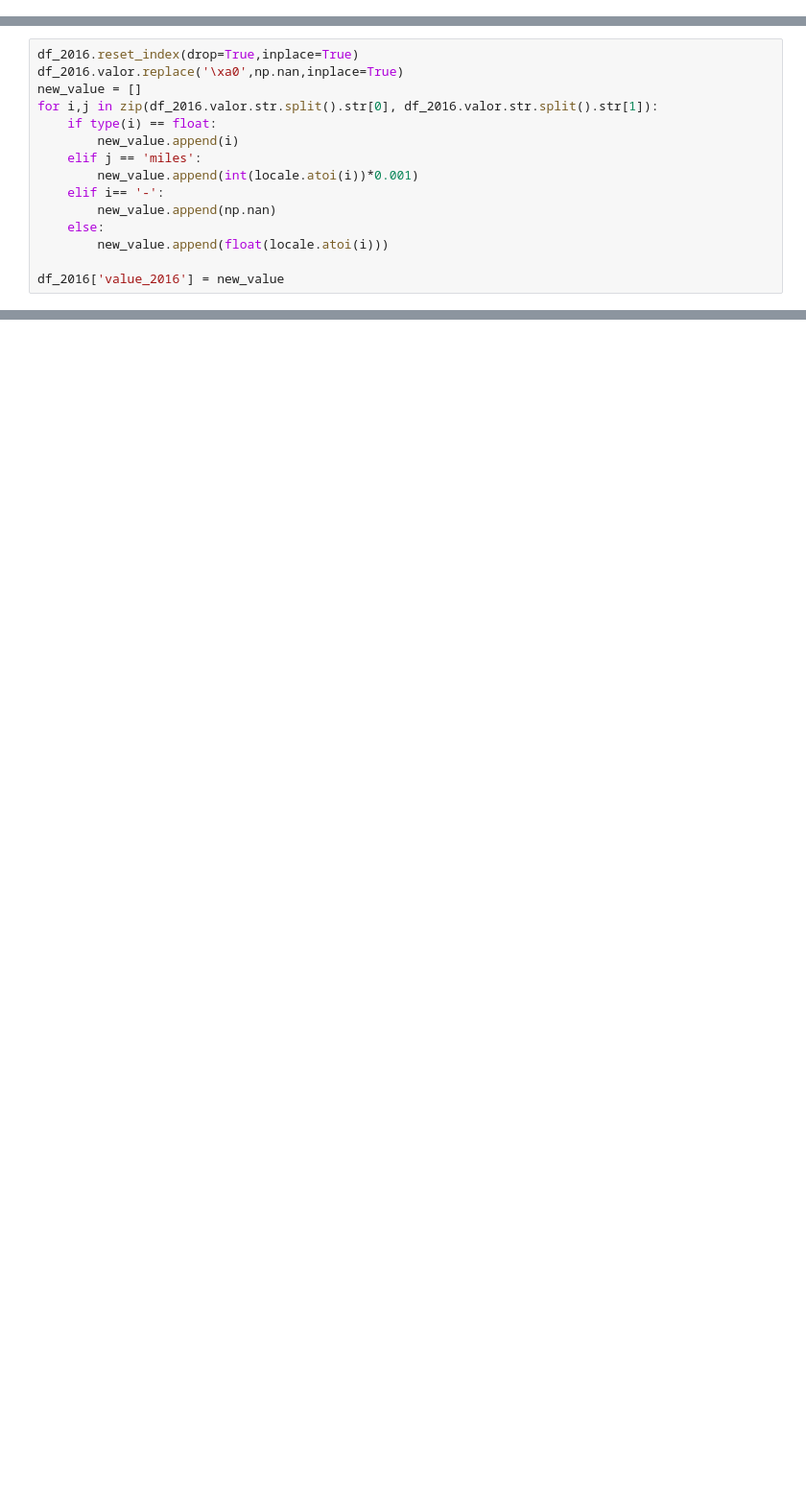
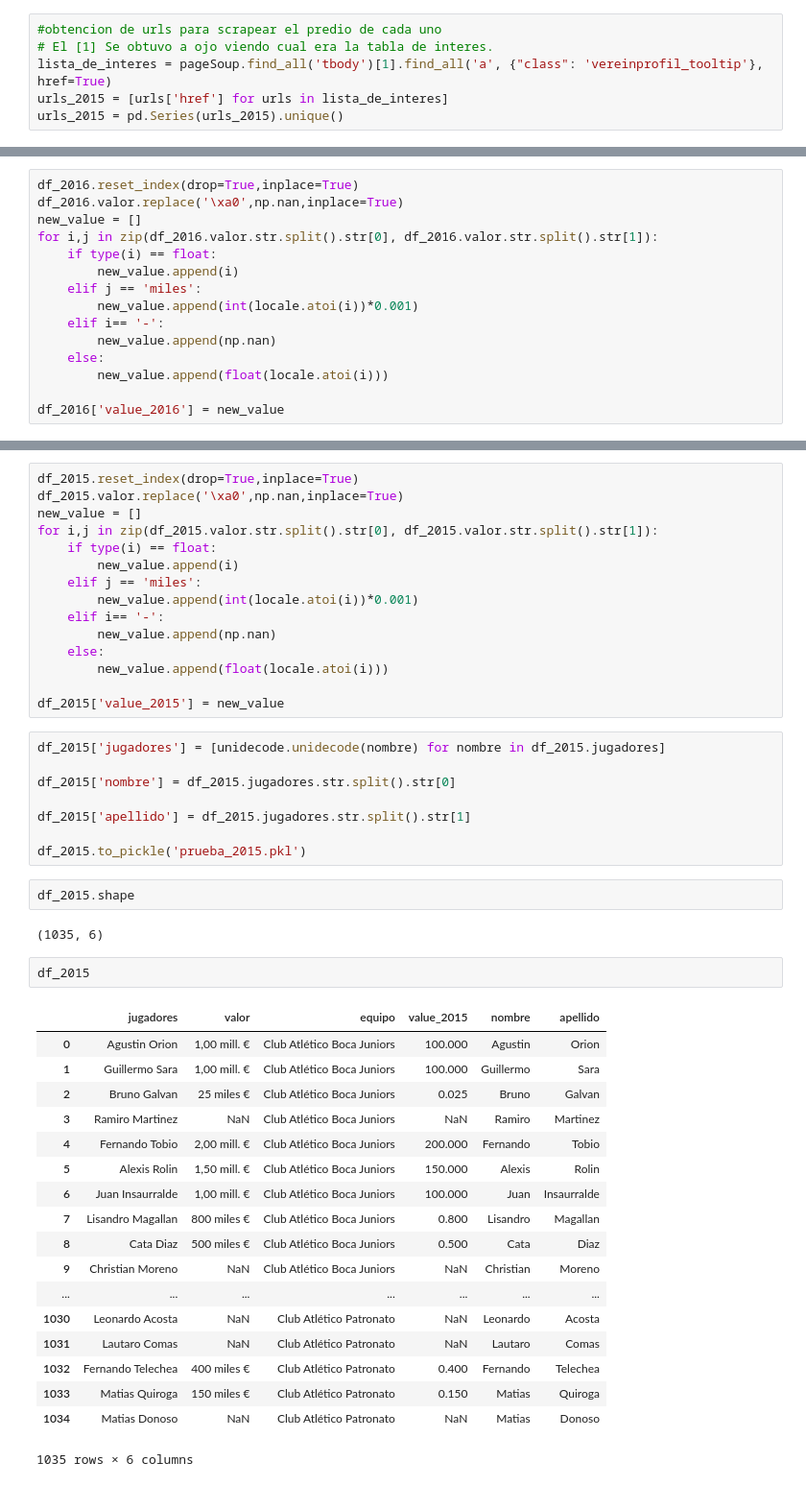
Before and after one commit to serch86/TransferPricePrediction, a Jupyter notebook: Scrapping_TransferMarket.ipynb, the cells around one changed output, grey strips where cells are left out. Shown at 96% size. Drawn from its saved outputs; the diff is of its cells as text; blank space fills up the shorter version.

```diff
--- a/Scrapping_TransferMarket.ipynb
+++ b/Scrapping_TransferMarket.ipynb
@@ -198,0 +205,6 @@ requests.get(url_madre+urls_2017[0], headers=headers)
+# %%
+#obtencion de urls para scrapear el predio de cada uno
+# El [1] Se obtuvo a ojo viendo cual era la tabla de interes.
+lista_de_interes = pageSoup.find_all('tbody')[1].find_all('a', {"class": 'vereinprofil_tooltip'}, href=True)
+urls_2015 = [urls['href'] for urls in lista_de_interes]
+urls_2015 = pd.Series(urls_2015).unique()
@@ -504,0 +613,48 @@ df_2016
+# %%
+df_2015.reset_index(drop=True,inplace=True)
+df_2015.valor.replace('\xa0',np.nan,inplace=True)
+new_value = []
+for i,j in zip(df_2015.valor.str.split().str[0], df_2015.valor.str.split().str[1]):
+    if type(i) == float:
+        new_value.append(i)
+    elif j == 'miles':
+        new_value.append(int(locale.atoi(i))*0.001)
+    elif i== '-':
+        new_value.append(np.nan)
+    else:
+        new_value.append(float(locale.atoi(i)))
+
+df_2015['value_2015'] = new_value
+# %%
+df_2015['jugadores'] = [unidecode.unidecode(nombre) for nombre in df_2015.jugadores]
+
+df_2015['nombre'] = df_2015.jugadores.str.split().str[0]
+
+df_2015['apellido'] = df_2015.jugadores.str.split().str[1]
+
+df_2015.to_pickle('prueba_2015.pkl')
+# %%
+df_2015.shape
+# %% [output]
+(1035, 6)
+# %%
+df_2015
+# %% [output]
+|  | jugadores | valor | equipo | value_2015 | nombre | apellido |
+| 0 | Agustin Orion | 1,00 mill. € | Club Atlético Boca Juniors | 100.000 | Agustin | Orion |
+| 1 | Guillermo Sara | 1,00 mill. € | Club Atlético Boca Juniors | 100.000 | Guillermo | Sara |
+| 2 | Bruno Galvan | 25 miles € | Club Atlético Boca Juniors | 0.025 | Bruno | Galvan |
+| 3 | Ramiro Martinez | NaN | Club Atlético Boca Juniors | NaN | Ramiro | Martinez |
+| 4 | Fernando Tobio | 2,00 mill. € | Club Atlético Boca Juniors | 200.000 | Fernando | Tobio |
+| 5 | Alexis Rolin | 1,50 mill. € | Club Atlético Boca Juniors | 150.000 | Alexis | Rolin |
+| 6 | Juan Insaurralde | 1,00 mill. € | Club Atlético Boca Juniors | 100.000 | Juan | Insaurralde |
+| 7 | Lisandro Magallan | 800 miles € | Club Atlético Boca Juniors | 0.800 | Lisandro | Magallan |
+| 8 | Cata Diaz | 500 miles € | Club Atlético Boca Juniors | 0.500 | Cata | Diaz |
+| 9 | Christian Moreno | NaN | Club Atlético Boca Juniors | NaN | Christian | Moreno |
+| ... | ... | ... | ... | ... | ... | ... |
+| 1030 | Leonardo Acosta | NaN | Club Atlético Patronato | NaN | Leonardo | Acosta |
+| 1031 | Lautaro Comas | NaN | Club Atlético Patronato | NaN | Lautaro | Comas |
+| 1032 | Fernando Telechea | 400 miles € | Club Atlético Patronato | 0.400 | Fernando | Telechea |
+| 1033 | Matias Quiroga | 150 miles € | Club Atlético Patronato | 0.150 | Matias | Quiroga |
+| 1034 | Matias Donoso | NaN | Club Atlético Patronato | NaN | Matias | Donoso |
+1035 rows × 6 columns
```
Also changed, not shown: parts of 24 cells of this notebook, 12 other files.
